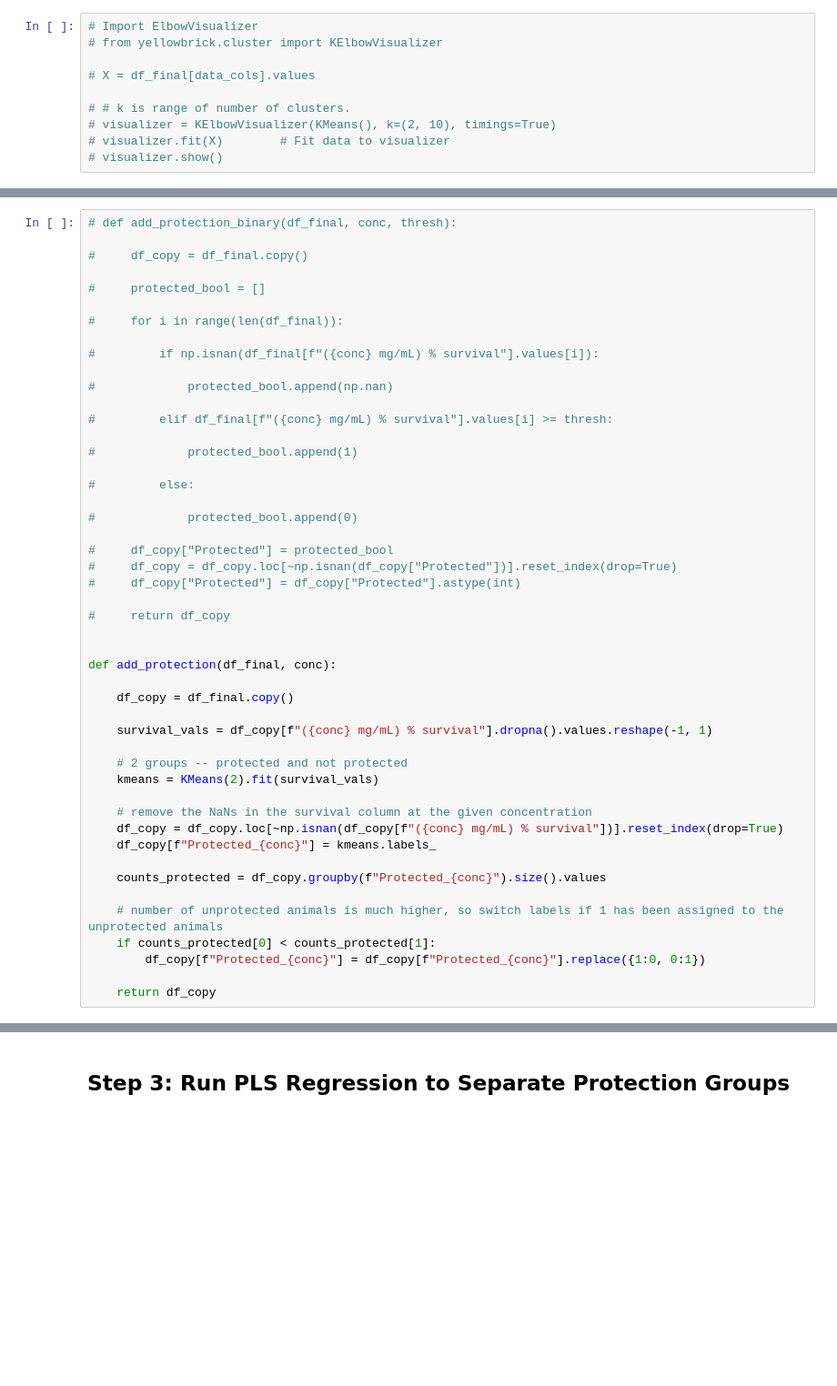
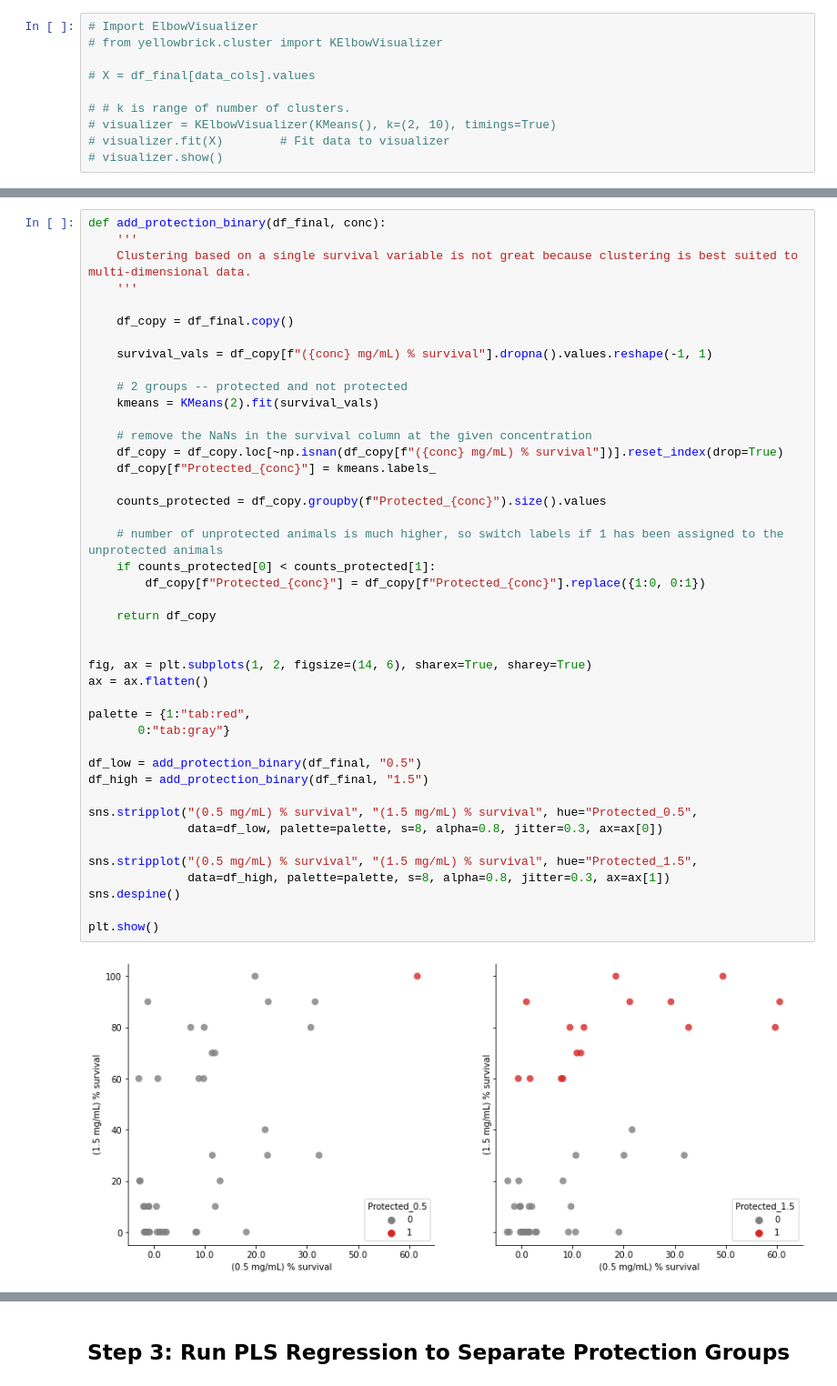
Before and after one commit to sanju99/covic, a Jupyter notebook: covic.ipynb, the cells around one changed output, grey strips where cells are left out. Shown at 91% size. Saved outputs shown, nothing was run; the diff lists cells and outputs as text; blank space fills up the shorter version.

```diff
--- a/covic.ipynb
+++ b/covic.ipynb
@@ -279,48 +283,45 @@ plt.show()
 # %%
-# def add_protection_binary(df_final, conc, thresh):
-
-#     df_copy = df_final.copy()
-
-#     protected_bool = []
-
-#     for i in range(len(df_final)):
-
-#         if np.isnan(df_final[f"({conc} mg/mL) % survival"].values[i]):
-
-#             protected_bool.append(np.nan)
-
-#         elif df_final[f"({conc} mg/mL) % survival"].values[i] >= thresh:
-
-#             protected_bool.append(1)
-
-#         else:
-
-#             protected_bool.append(0)
-
-#     df_copy["Protected"] = protected_bool
-#     df_copy = df_copy.loc[~np.isnan(df_copy["Protected"])].reset_index(drop=True)
-#     df_copy["Protected"] = df_copy["Protected"].astype(int)
-
-#     return df_copy
-
-
-def add_protection(df_final, conc):
+def add_protection_binary(df_final, conc):
+    '''
+    Clustering based on a single survival variable is not great because clustering is best suited to multi-dimensional data.
+    '''
 
     df_copy = df_final.copy()
 
     survival_vals = df_copy[f"({conc} mg/mL) % survival"].dropna().values.reshape(-1, 1)
 
     # 2 groups -- protected and not protected
     kmeans = KMeans(2).fit(survival_vals)
 
     # remove the NaNs in the survival column at the given concentration
     df_copy = df_copy.loc[~np.isnan(df_copy[f"({conc} mg/mL) % survival"])].reset_index(drop=True)
     df_copy[f"Protected_{conc}"] = kmeans.labels_
 
     counts_protected = df_copy.groupby(f"Protected_{conc}").size().values
 
     # number of unprotected animals is much higher, so switch labels if 1 has been assigned to the unprotected animals
     if counts_protected[0] < counts_protected[1]:
         df_copy[f"Protected_{conc}"] = df_copy[f"Protected_{conc}"].replace({1:0, 0:1})
 
     return df_copy
+
+
+fig, ax = plt.subplots(1, 2, figsize=(14, 6), sharex=True, sharey=True)
+ax = ax.flatten()
+
+palette = {1:"tab:red",
+       0:"tab:gray"}
+
+df_low = add_protection_binary(df_final, "0.5")
+df_high = add_protection_binary(df_final, "1.5")
+
+sns.stripplot("(0.5 mg/mL) % survival", "(1.5 mg/mL) % survival", hue="Protected_0.5",
+              data=df_low, palette=palette, s=8, alpha=0.8, jitter=0.3, ax=ax[0])
+
+sns.stripplot("(0.5 mg/mL) % survival", "(1.5 mg/mL) % survival", hue="Protected_1.5",
+              data=df_high, palette=palette, s=8, alpha=0.8, jitter=0.3, ax=ax[1])
+sns.despine()
+
+plt.show()
+# %% [output]
+[figure, added]
```
Also changed, not shown: parts of 17 cells of this notebook, 3 other files.
